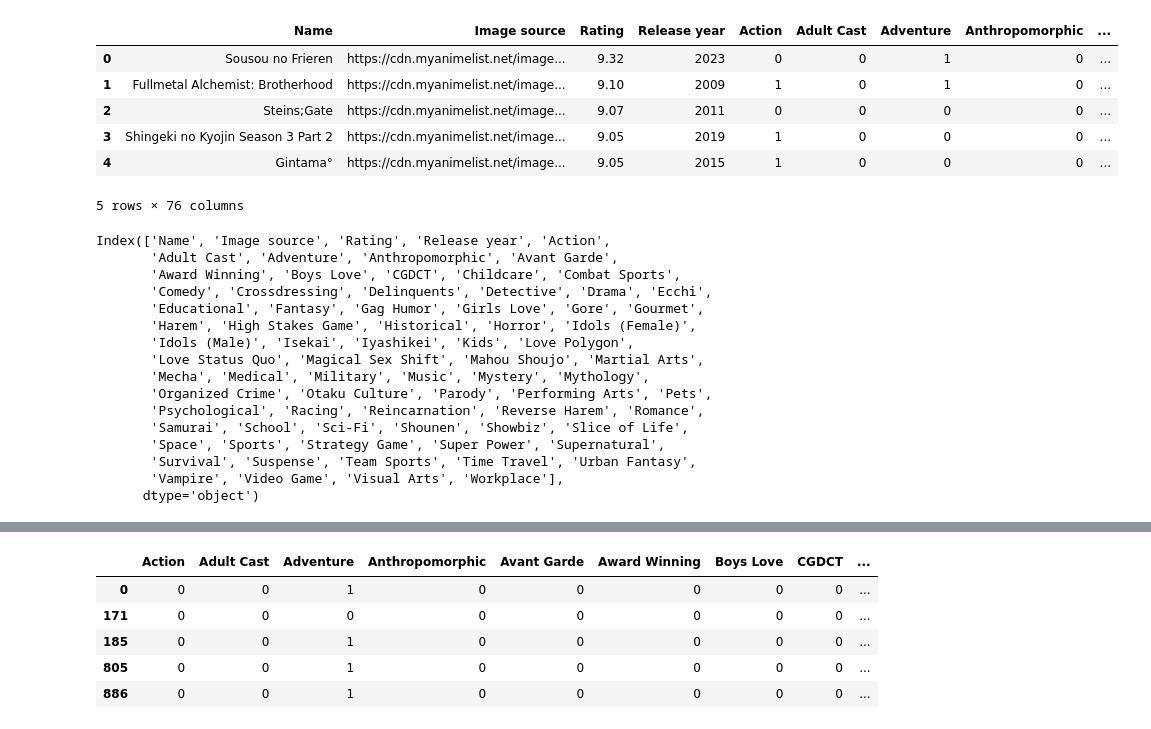
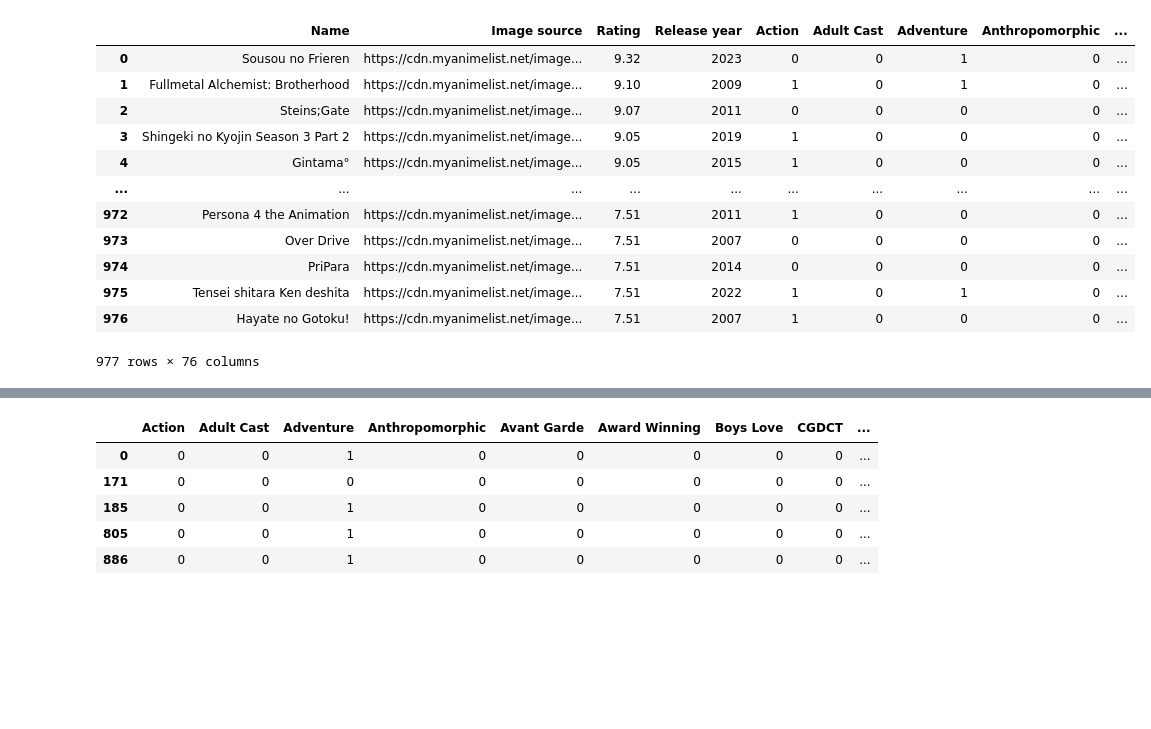
Before and after one commit to altinus01/anime_rec, a Jupyter notebook: notebook/embeding_and_ML.ipynb, the cells around one changed output, grey strips where cells are left out. Cells and saved outputs as stored; diff of their text form; code cells hidden in the pictures; blank space fills up the shorter version.

```diff
--- a/notebook/embeding_and_ML.ipynb
+++ b/notebook/embeding_and_ML.ipynb
@@ -4,13 +4,19 @@ from sklearn.metrics.pairwise import cosine_similarity
 # %%
 ohe_data=pd.read_csv('../data/ohe_data.csv')
 # %%
-ohe_data.head()
+ohe_data
 # %% [output]
 |  | Name | Image source | Rating | Release year | Action | Adult Cast | Adventure | Anthropomorphic | ... |
 | 0 | Sousou no Frieren | https://cdn.myanimelist.net/image... | 9.32 | 2023 | 0 | 0 | 1 | 0 | ... |
 | 1 | Fullmetal Alchemist: Brotherhood | https://cdn.myanimelist.net/image... | 9.10 | 2009 | 1 | 0 | 1 | 0 | ... |
 | 2 | Steins;Gate | https://cdn.myanimelist.net/image... | 9.07 | 2011 | 0 | 0 | 0 | 0 | ... |
 | 3 | Shingeki no Kyojin Season 3 Part 2 | https://cdn.myanimelist.net/image... | 9.05 | 2019 | 1 | 0 | 0 | 0 | ... |
 | 4 | Gintama° | https://cdn.myanimelist.net/image... | 9.05 | 2015 | 1 | 0 | 0 | 0 | ... |
+| ... | ... | ... | ... | ... | ... | ... | ... | ... | ... |
+| 972 | Persona 4 the Animation | https://cdn.myanimelist.net/image... | 7.51 | 2011 | 1 | 0 | 0 | 0 | ... |
+| 973 | Over Drive | https://cdn.myanimelist.net/image... | 7.51 | 2007 | 0 | 0 | 0 | 0 | ... |
+| 974 | PriPara | https://cdn.myanimelist.net/image... | 7.51 | 2014 | 0 | 0 | 0 | 0 | ... |
+| 975 | Tensei shitara Ken deshita | https://cdn.myanimelist.net/image... | 7.51 | 2022 | 1 | 0 | 1 | 0 | ... |
+| 976 | Hayate no Gotoku! | https://cdn.myanimelist.net/image... | 7.51 | 2007 | 1 | 0 | 0 | 0 | ... |
-5 rows × 76 columns
+977 rows × 76 columns
 # %%
@@ -18,21 +24,2 @@ def time_filter(df,years_back):
     top_time=df['Release year'].max()
     return df[df['Release year']>top_time-years_back]
-# %%
-ohe_data.columns
-# %% [output]
-Index(['Name', 'Image source', 'Rating', 'Release year', 'Action',
-       'Adult Cast', 'Adventure', 'Anthropomorphic', 'Avant Garde',
-       'Award Winning', 'Boys Love', 'CGDCT', 'Childcare', 'Combat Sports',
-       'Comedy', 'Crossdressing', 'Delinquents', 'Detective', 'Drama', 'Ecchi',
-       'Educational', 'Fantasy', 'Gag Humor', 'Girls Love', 'Gore', 'Gourmet',
-       'Harem', 'High Stakes Game', 'Historical', 'Horror', 'Idols (Female)',
-       'Idols (Male)', 'Isekai', 'Iyashikei', 'Kids', 'Love Polygon',
-       'Love Status Quo', 'Magical Sex Shift', 'Mahou Shoujo', 'Martial Arts',
-       'Mecha', 'Medical', 'Military', 'Music', 'Mystery', 'Mythology',
-       'Organized Crime', 'Otaku Culture', 'Parody', 'Performing Arts', 'Pets',
-       'Psychological', 'Racing', 'Reincarnation', 'Reverse Harem', 'Romance',
-       'Samurai', 'School', 'Sci-Fi', 'Shounen', 'Showbiz', 'Slice of Life',
-       'Space', 'Sports', 'Strategy Game', 'Super Power', 'Supernatural',
-       'Survival', 'Suspense', 'Team Sports', 'Time Travel', 'Urban Fantasy',
-       'Vampire', 'Video Game', 'Visual Arts', 'Workplace'],
-      dtype='object')
```
Also changed, not shown: parts of 8 cells of this notebook, 8 other files.
